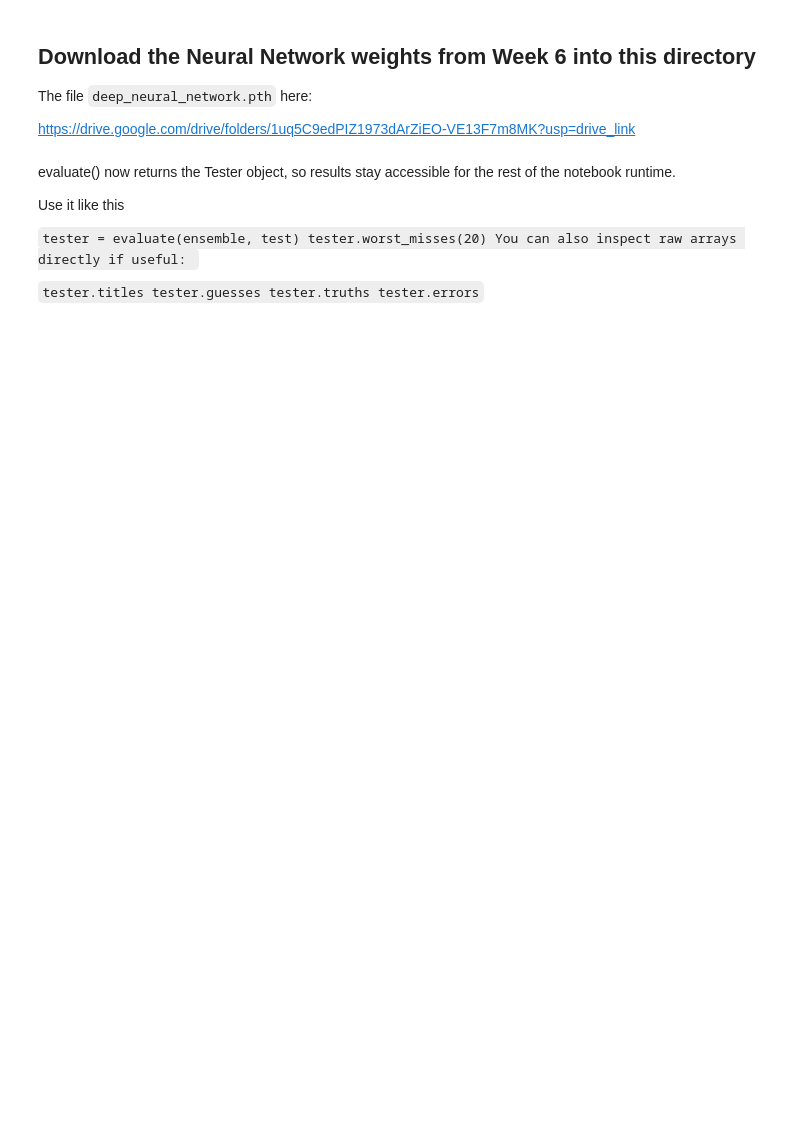
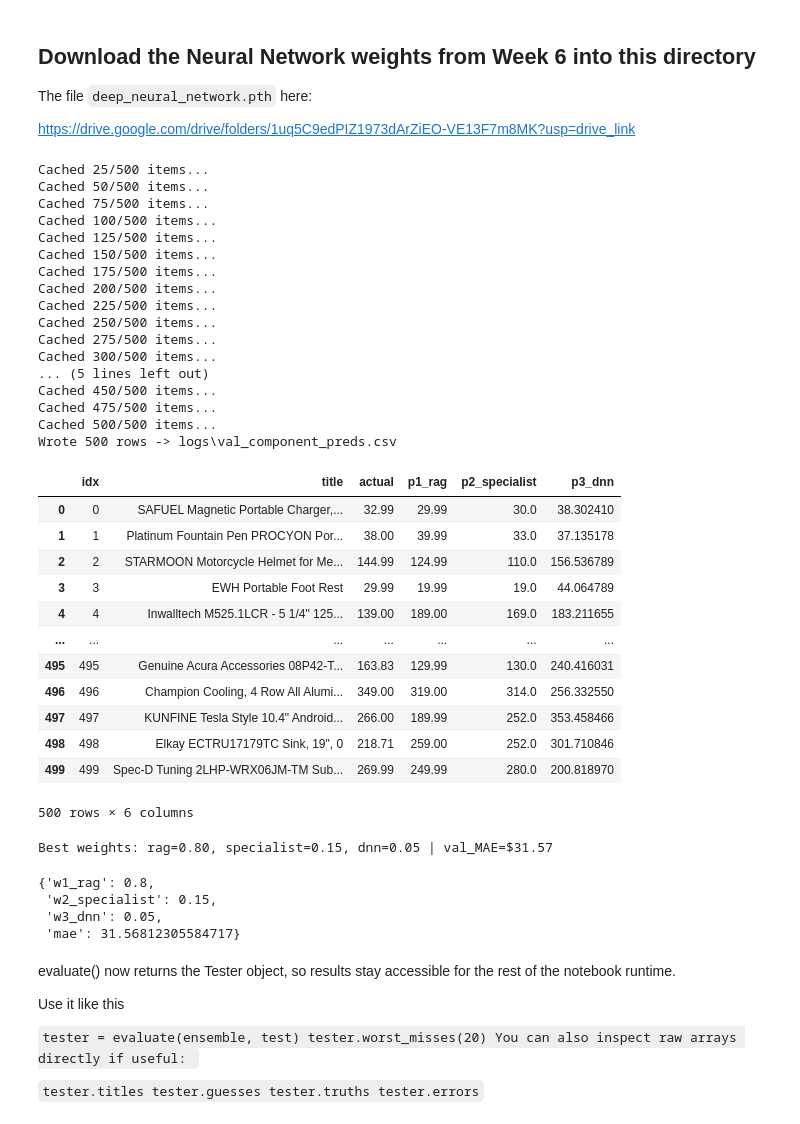
Before and after one commit to ElizaZadura/llm_engineering-ez, a Jupyter notebook: week8/day2.ipynb, the cells around one changed output. Cells and saved outputs as stored; diff of their text form; code cells hidden in the pictures; blank space fills up the shorter version.

```diff
--- a/week8/day2.ipynb
+++ b/week8/day2.ipynb
@@ -83,13 +83,3 @@ As an alternative, OpenAI provides a closed-source Embeddings model. Benefits co
 3. We can run it locally, so the data never leaves our box - might be useful if you're building a personal RAG
 # %%
 encoder = SentenceTransformer("sentence-transformers/all-MiniLM-L6-v2")
-# %%
-# Pass in a list of texts, get back a numpy array of vectors
-
-vector = encoder.encode(
-    [
-        "A proficient AI engineer who has almost reached the finale of AI Engineering Core Track!"
-    ]
-)[0]
-print(vector.shape)
-vector
@@ -357,3 +358,61 @@ def ensemble(item):
+# %%
+# caching pass on val set
+from log_utils import cache_component_predictions
+
+cache_component_predictions(
+    items=val,
+    rag_fn=lambda item: get_price(gpt_5__1_rag(item)),
+    specialist_fn=specialist,
+    dnn_fn=deep_neural_network,
+    cache_path="logs/val_component_preds.csv",
+    size=500,  # or full val later
+)
+# %% [output]
+Cached 25/500 items...
+Cached 50/500 items...
+Cached 75/500 items...
+Cached 100/500 items...
+Cached 125/500 items...
+Cached 150/500 items...
+Cached 175/500 items...
+Cached 200/500 items...
+Cached 225/500 items...
+Cached 250/500 items...
+Cached 275/500 items...
+Cached 300/500 items...
+... (5 lines left out)
+Cached 450/500 items...
+Cached 475/500 items...
+Cached 500/500 items...
+Wrote 500 rows -> logs\val_component_preds.csv
+|  | idx | title | actual | p1_rag | p2_specialist | p3_dnn |
+| 0 | 0 | SAFUEL Magnetic Portable Charger,... | 32.99 | 29.99 | 30.0 | 38.302410 |
+| 1 | 1 | Platinum Fountain Pen PROCYON Por... | 38.00 | 39.99 | 33.0 | 37.135178 |
+| 2 | 2 | STARMOON Motorcycle Helmet for Me... | 144.99 | 124.99 | 110.0 | 156.536789 |
+| 3 | 3 | EWH Portable Foot Rest | 29.99 | 19.99 | 19.0 | 44.064789 |
+| 4 | 4 | Inwalltech M525.1LCR - 5 1/4" 125... | 139.00 | 189.00 | 169.0 | 183.211655 |
+| ... | ... | ... | ... | ... | ... | ... |
+| 495 | 495 | Genuine Acura Accessories 08P42-T... | 163.83 | 129.99 | 130.0 | 240.416031 |
+| 496 | 496 | Champion Cooling, 4 Row All Alumi... | 349.00 | 319.00 | 314.0 | 256.332550 |
+| 497 | 497 | KUNFINE Tesla Style 10.4" Android... | 266.00 | 189.99 | 252.0 | 353.458466 |
+| 498 | 498 | Elkay ECTRU17179TC Sink, 19", 0 | 218.71 | 259.00 | 252.0 | 301.710846 |
+| 499 | 499 | Spec-D Tuning 2LHP-WRX06JM-TM Sub... | 269.99 | 249.99 | 280.0 | 200.818970 |
+500 rows × 6 columns
+# %%
+# offline weights search
+from log_utils import grid_search_ensemble_weights
+
+best, top = grid_search_ensemble_weights(
+    "logs/val_component_preds.csv", step=0.05, top_k=10
+)
+top
+best
+# %% [output]
+Best weights: rag=0.80, specialist=0.15, dnn=0.05 | val_MAE=$31.57
+{'w1_rag': 0.8,
+ 'w2_specialist': 0.15,
+ 'w3_dnn': 0.05,
+ 'mae': 31.56812305584717}
 # %% [markdown]
 evaluate() now returns the Tester object, so results stay accessible for the rest of the notebook runtime.
 
```
Also changed, not shown: parts of 13 cells of this notebook, 1 other file.
